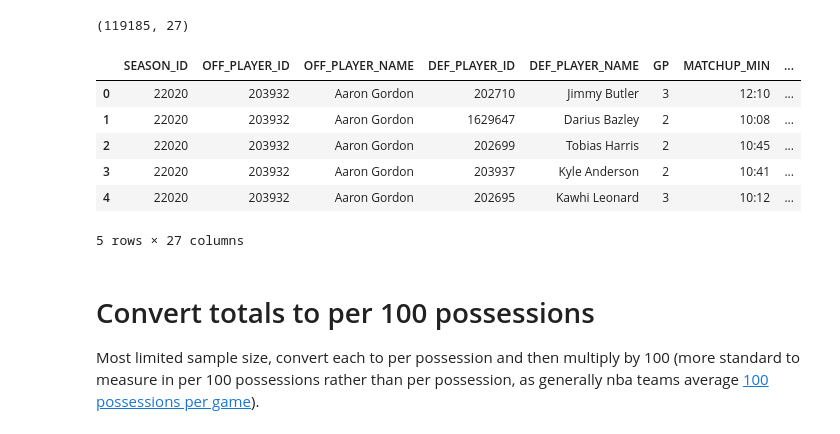
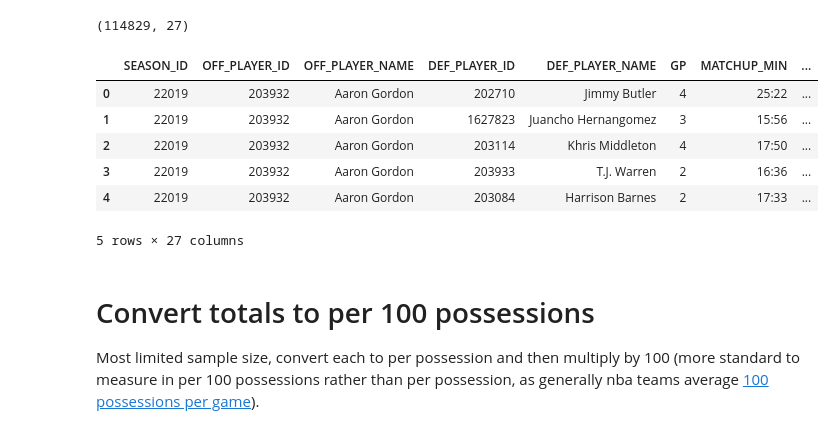
Before and after one commit to Darrick-Oliver/senior-project, a Jupyter notebook: h2h_off_def_experiment.ipynb, the cells around one changed output. Cells and saved outputs as stored; diff of their text form; code cells hidden in the pictures.

```diff
--- a/h2h_off_def_experiment.ipynb
+++ b/h2h_off_def_experiment.ipynb
@@ -24,21 +20,21 @@ non-resource variables are not supported in the long term
 # %%
-season = '2020-21'
+season = '2019-20'
 percentile = 0.2
 
 df = pd.read_csv('./stats/' + season + '_' + str(percentile) + '_h2h_stats.csv')
 # df = pd.read_csv('./stats/h2h_combined.csv')
 df = df.fillna(0)
 
 print(df.shape)
 df.head()
 # %% [output]
-(119185, 27)
+(114829, 27)
 |  | SEASON_ID | OFF_PLAYER_ID | OFF_PLAYER_NAME | DEF_PLAYER_ID | DEF_PLAYER_NAME | GP | MATCHUP_MIN | ... |
-| 0 | 22020 | 203932 | Aaron Gordon | 202710 | Jimmy Butler | 3 | 12:10 | ... |
-| 1 | 22020 | 203932 | Aaron Gordon | 1629647 | Darius Bazley | 2 | 10:08 | ... |
-| 2 | 22020 | 203932 | Aaron Gordon | 202699 | Tobias Harris | 2 | 10:45 | ... |
-| 3 | 22020 | 203932 | Aaron Gordon | 203937 | Kyle Anderson | 2 | 10:41 | ... |
-| 4 | 22020 | 203932 | Aaron Gordon | 202695 | Kawhi Leonard | 3 | 10:12 | ... |
+| 0 | 22019 | 203932 | Aaron Gordon | 202710 | Jimmy Butler | 4 | 25:22 | ... |
+| 1 | 22019 | 203932 | Aaron Gordon | 1627823 | Juancho Hernangomez | 3 | 15:56 | ... |
+| 2 | 22019 | 203932 | Aaron Gordon | 203114 | Khris Middleton | 4 | 17:50 | ... |
+| 3 | 22019 | 203932 | Aaron Gordon | 203933 | T.J. Warren | 2 | 16:36 | ... |
+| 4 | 22019 | 203932 | Aaron Gordon | 203084 | Harrison Barnes | 2 | 17:33 | ... |
 5 rows × 27 columns
 # %% [markdown]
 # Convert totals to per 100 possessions
```
Also changed, not shown: parts of 16 cells of this notebook, 1 other file.
